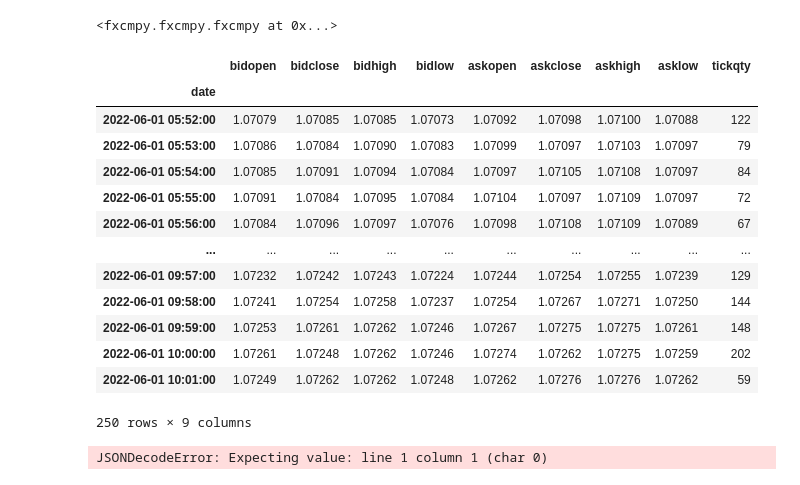
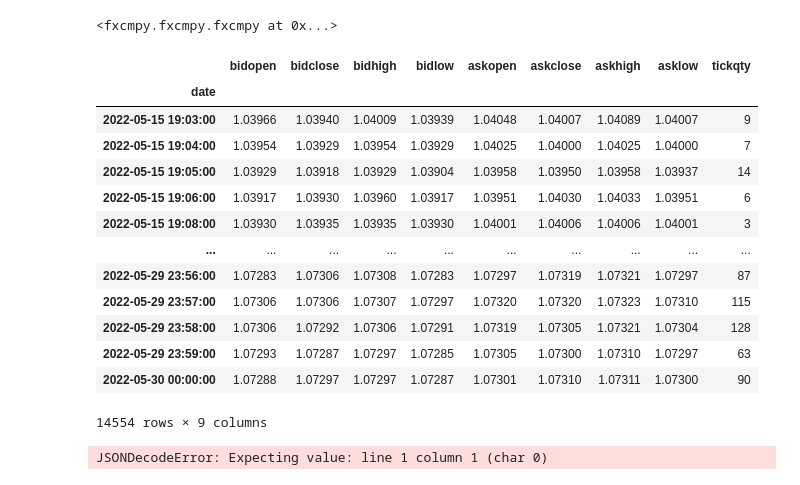
Before and after one commit to sonupal129/affinity, a Jupyter notebook: trading/algo_test.ipynb, the cells around one changed output. Saved outputs shown, nothing was run; the diff lists cells and outputs as text; code cells hidden in the pictures.

```diff
--- a/trading/algo_test.ipynb
+++ b/trading/algo_test.ipynb
@@ -10,30 +10,30 @@ con
 # %%
 import datetime as dt
 from icecream import ic
 import socketio, engineio
 from django.conf import settings
 
-start = dt.datetime(2022,5,1)
-end = dt.datetime(2022,5,15)
+start = dt.datetime(2022,5,15)
+end = dt.datetime(2022,5,30)
 data = con.get_candles('EUR/USD', period='m1', start=start, end=end) #number=250 start=start, end=end
 # data.to_csv("mar.csv")
 connection = con
 data
 # %% [output]
 |  | bidopen | bidclose | bidhigh | bidlow | askopen | askclose | askhigh | asklow | tickqty |
 | date |  |  |  |  |  |  |  |  |  |
-| 2022-06-01 05:52:00 | 1.07079 | 1.07085 | 1.07085 | 1.07073 | 1.07092 | 1.07098 | 1.07100 | 1.07088 | 122 |
-| 2022-06-01 05:53:00 | 1.07086 | 1.07084 | 1.07090 | 1.07083 | 1.07099 | 1.07097 | 1.07103 | 1.07097 | 79 |
-| 2022-06-01 05:54:00 | 1.07085 | 1.07091 | 1.07094 | 1.07084 | 1.07097 | 1.07105 | 1.07108 | 1.07097 | 84 |
-| 2022-06-01 05:55:00 | 1.07091 | 1.07084 | 1.07095 | 1.07084 | 1.07104 | 1.07097 | 1.07109 | 1.07097 | 72 |
-| 2022-06-01 05:56:00 | 1.07084 | 1.07096 | 1.07097 | 1.07076 | 1.07098 | 1.07108 | 1.07109 | 1.07089 | 67 |
+| 2022-05-15 19:03:00 | 1.03966 | 1.03940 | 1.04009 | 1.03939 | 1.04048 | 1.04007 | 1.04089 | 1.04007 | 9 |
+| 2022-05-15 19:04:00 | 1.03954 | 1.03929 | 1.03954 | 1.03929 | 1.04025 | 1.04000 | 1.04025 | 1.04000 | 7 |
+| 2022-05-15 19:05:00 | 1.03929 | 1.03918 | 1.03929 | 1.03904 | 1.03958 | 1.03950 | 1.03958 | 1.03937 | 14 |
+| 2022-05-15 19:06:00 | 1.03917 | 1.03930 | 1.03960 | 1.03917 | 1.03951 | 1.04030 | 1.04033 | 1.03951 | 6 |
+| 2022-05-15 19:08:00 | 1.03930 | 1.03935 | 1.03935 | 1.03930 | 1.04001 | 1.04006 | 1.04006 | 1.04001 | 3 |
 | ... | ... | ... | ... | ... | ... | ... | ... | ... | ... |
-| 2022-06-01 09:57:00 | 1.07232 | 1.07242 | 1.07243 | 1.07224 | 1.07244 | 1.07254 | 1.07255 | 1.07239 | 129 |
-| 2022-06-01 09:58:00 | 1.07241 | 1.07254 | 1.07258 | 1.07237 | 1.07254 | 1.07267 | 1.07271 | 1.07250 | 144 |
-| 2022-06-01 09:59:00 | 1.07253 | 1.07261 | 1.07262 | 1.07246 | 1.07267 | 1.07275 | 1.07275 | 1.07261 | 148 |
-| 2022-06-01 10:00:00 | 1.07261 | 1.07248 | 1.07262 | 1.07246 | 1.07274 | 1.07262 | 1.07275 | 1.07259 | 202 |
-| 2022-06-01 10:01:00 | 1.07249 | 1.07262 | 1.07262 | 1.07248 | 1.07262 | 1.07276 | 1.07276 | 1.07262 | 59 |
+| 2022-05-29 23:56:00 | 1.07283 | 1.07306 | 1.07308 | 1.07283 | 1.07297 | 1.07319 | 1.07321 | 1.07297 | 87 |
+| 2022-05-29 23:57:00 | 1.07306 | 1.07306 | 1.07307 | 1.07297 | 1.07320 | 1.07320 | 1.07323 | 1.07310 | 115 |
+| 2022-05-29 23:58:00 | 1.07306 | 1.07292 | 1.07306 | 1.07291 | 1.07319 | 1.07305 | 1.07321 | 1.07304 | 128 |
+| 2022-05-29 23:59:00 | 1.07293 | 1.07287 | 1.07297 | 1.07285 | 1.07305 | 1.07300 | 1.07310 | 1.07297 | 63 |
+| 2022-05-30 00:00:00 | 1.07288 | 1.07297 | 1.07297 | 1.07287 | 1.07301 | 1.07310 | 1.07311 | 1.07300 | 90 |
-250 rows × 9 columns
+14554 rows × 9 columns
 # %%
 from datetime import datetime
 import time, os, json
```
Also changed, not shown: parts of 4 cells of this notebook, 1 other file.
